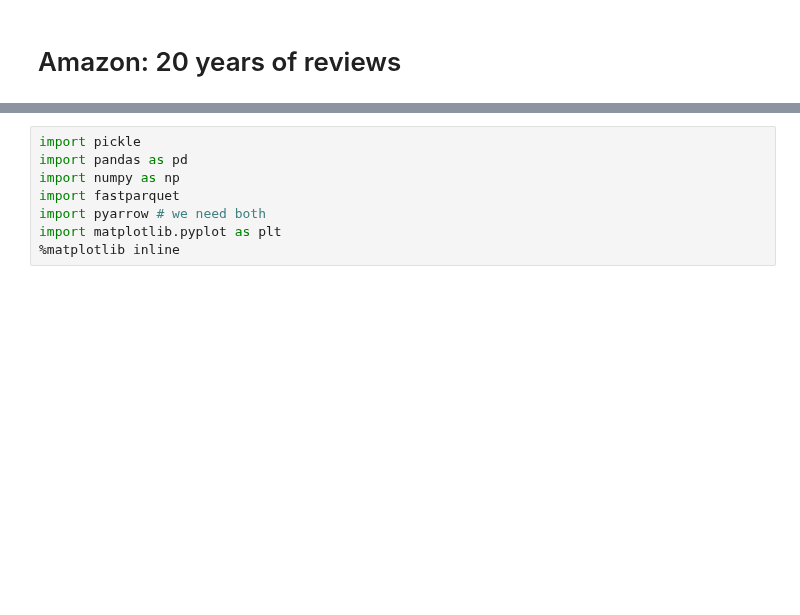
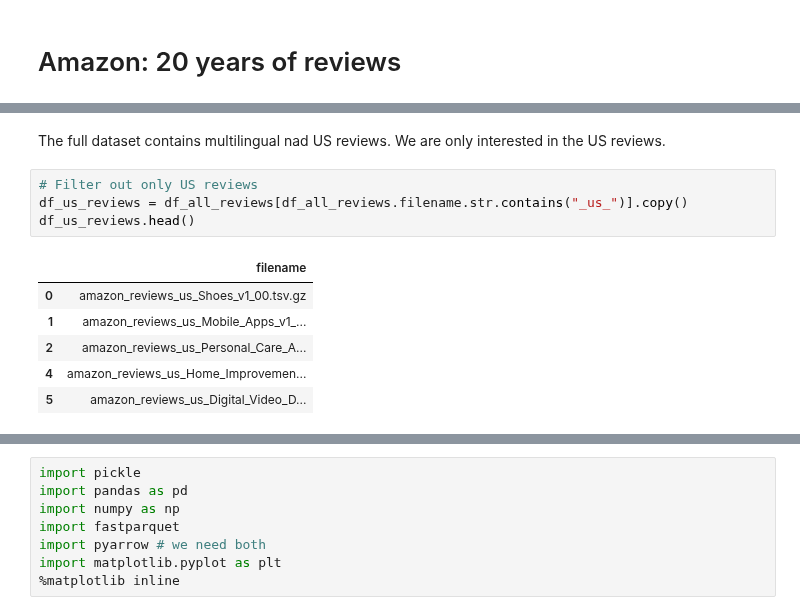
Before and after one commit to pjuda/ada-project, a Jupyter notebook: amazon-project.ipynb, the cells around one changed output, grey strips where cells are left out. Saved outputs shown, nothing was run; the diff lists cells and outputs as text; blank space fills up the shorter version.

```diff
--- a/amazon-project.ipynb
+++ b/amazon-project.ipynb
@@ -2,0 +73,13 @@
+# %% [markdown]
+The full dataset contains multilingual nad US reviews. We are only interested in the US reviews.
+# %%
+# Filter out only US reviews
+df_us_reviews = df_all_reviews[df_all_reviews.filename.str.contains("_us_")].copy()
+df_us_reviews.head()
+# %% [output]
+|  | filename |
+| 0 | amazon_reviews_us_Shoes_v1_00.tsv.gz |
+| 1 | amazon_reviews_us_Mobile_Apps_v1_... |
+| 2 | amazon_reviews_us_Personal_Care_A... |
+| 4 | amazon_reviews_us_Home_Improvemen... |
+| 5 | amazon_reviews_us_Digital_Video_D... |
```
Also changed, not shown: parts of 38 cells of this notebook.
